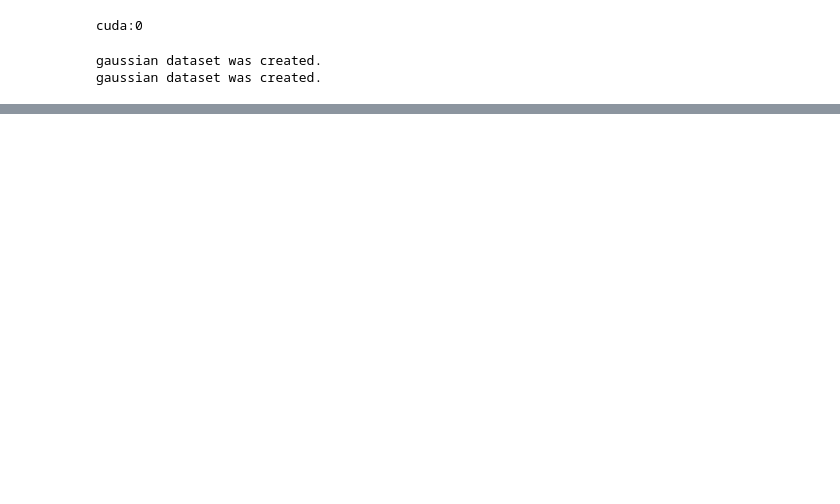
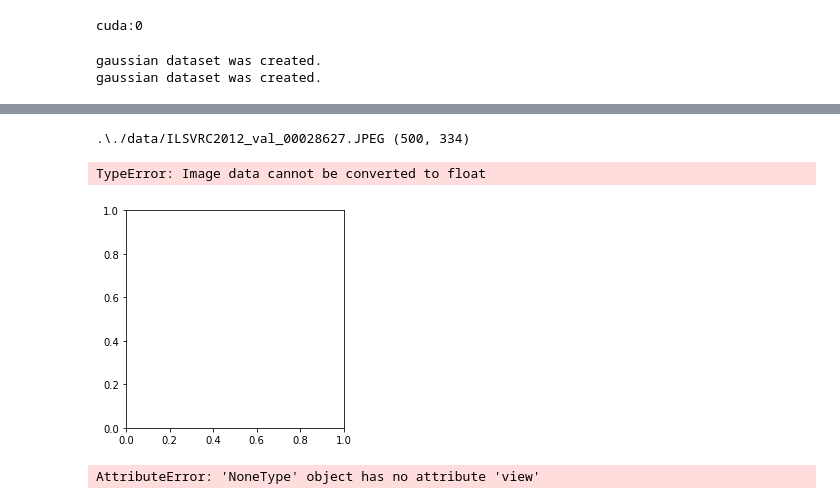
Before and after one commit to pratikkatte/Noise2Noise, a Jupyter notebook: pytorchImplementation.ipynb, the cells around one changed output, grey strips where cells are left out. Saved outputs shown, nothing was run; the diff lists cells and outputs as text; code cells hidden in the pictures; blank space fills up the shorter version.

```diff
--- a/pytorchImplementation.ipynb
+++ b/pytorchImplementation.ipynb
@@ -20,7 +20,7 @@ config = {
     'dataset':'gaussian',
     'batch_size_train':12,
     'batch_size_valid':1,
-    'num_workers':3,
+    'num_workers':5,
     'learning_rate':0.001,
     'checkpoint_dir': './models_trained/.',
     'checkpoint_filename': 'latest.pt',
@@ -71,0 +88,26 @@ Net.
+# %%
+def true_image_dataset(config, image_name):
+    import os
+    from skimage import io
+    import torchvision.transforms as transforms
+
+    path = os.path.join(config['root_dir'], config['data_folder'])
+    image_path = path + image_name
+    image = io.imread(image_path)
+    try:
+        if len(np.shape(image))==2:
+            image = np.stack((image)*3, axis=-1)
+
+        transform_list = [transforms.ToPILImage(),
+                          transforms.Resize((256,256)),
+                          transforms.ToTensor()]
+
+        transform = transforms.Compose(transform_list)
+        img = transform(image)
+        return img
+    except:
+        print(image_path, image.shape)
+# %%
+img = true_image_dataset(config, 'ILSVRC2012_val_00028627.JPEG')
+# %% [output]
+.\./data/ILSVRC2012_val_00028627.JPEG (500, 334)
@@ -71,0 +118,9 @@ Net.
+# %%
+pyplot.imshow(img)
+# %% [output]
+TypeError: Image data cannot be converted to float
+[figure, added]
+# %%
+img.view(-1,3,256,256)[:1]
+# %% [output]
+AttributeError: 'NoneType' object has no attribute 'view'
```
Also changed, not shown: parts of 6 cells of this notebook, 14 other files.
